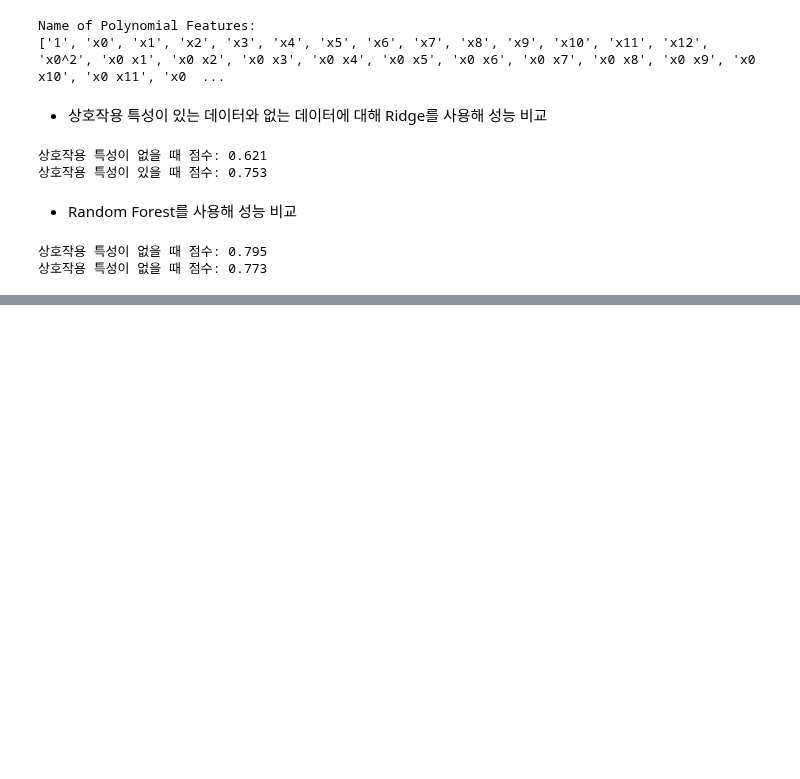
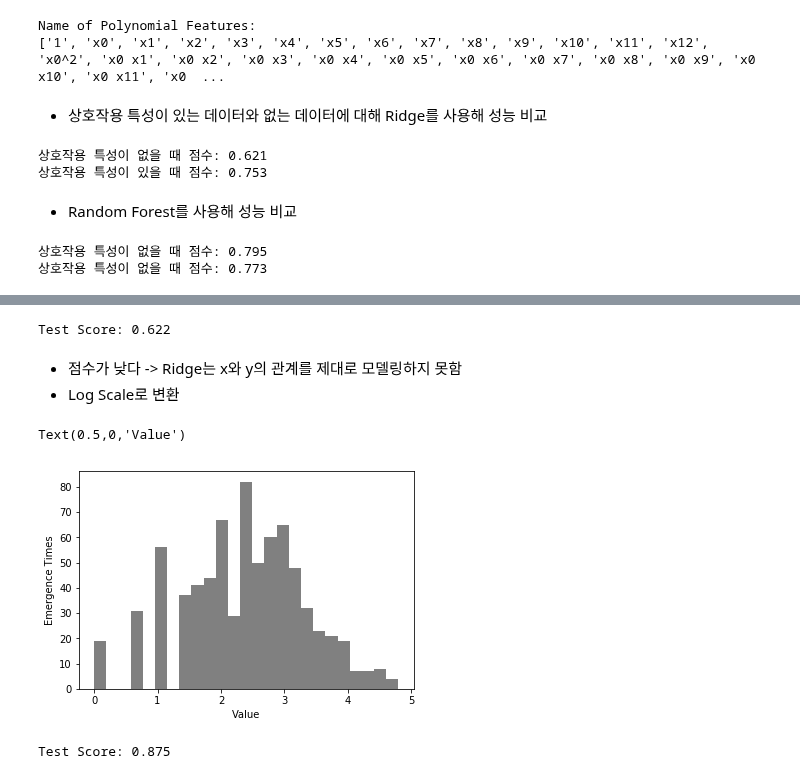
Before and after one commit to JMmmmuu/ML, a Jupyter notebook: IntroToMLwithPython/4_RepresentingData_n_EngineeringFeatures.ipynb, the cells around one changed output, grey strips where cells are left out. Drawn from its saved outputs; the diff is of its cells as text; code cells hidden in the pictures; blank space fills up the shorter version.

```diff
--- a/IntroToMLwithPython/4_RepresentingData_n_EngineeringFeatures.ipynb
+++ b/IntroToMLwithPython/4_RepresentingData_n_EngineeringFeatures.ipynb
@@ -454,0 +491,26 @@ print("상호작용 특성이 없을 때 점수: {:.3f}".format(rf.score(x_test_
+# %%
+# 위의 데이터에 Ridge Regression 적용
+from sklearn.linear_model import Ridge
+x_train, x_test, y_train, y_test = train_test_split(x, y, random_state=0)
+score = Ridge().fit(x_train, y_train).score(x_test, y_test)
+print("Test Score: {:.3f}".format(score))
+# %% [output]
+Test Score: 0.622
+# %% [markdown]
+* 점수가 낮다 -> Ridge는 x와 y의 관계를 제대로 모델링하지 못함
+* Log Scale로 변환
+# %%
+x_train_log = np.log(x_train + 1)
+x_test_log = np.log(x_test + 1)
+
+plt.hist(x_train_log[:, 0], bins=25, color='gray')
+plt.ylabel("Emergence Times")
+plt.xlabel("Value")
+# %% [output]
+Text(0.5,0,'Value')
+[figure, added]
+# %%
+score = Ridge().fit(x_train_log, y_train).score(x_test_log, y_test)
+print("Test Score: {:.3f}".format(score))
+# %% [output]
+Test Score: 0.875
```
Also changed, not shown: parts of 5 cells of this notebook.
